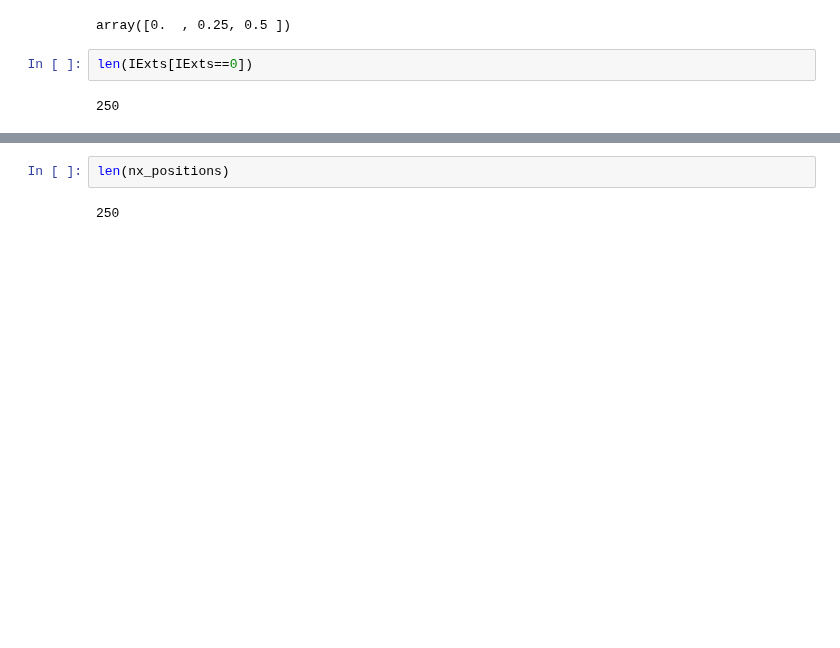
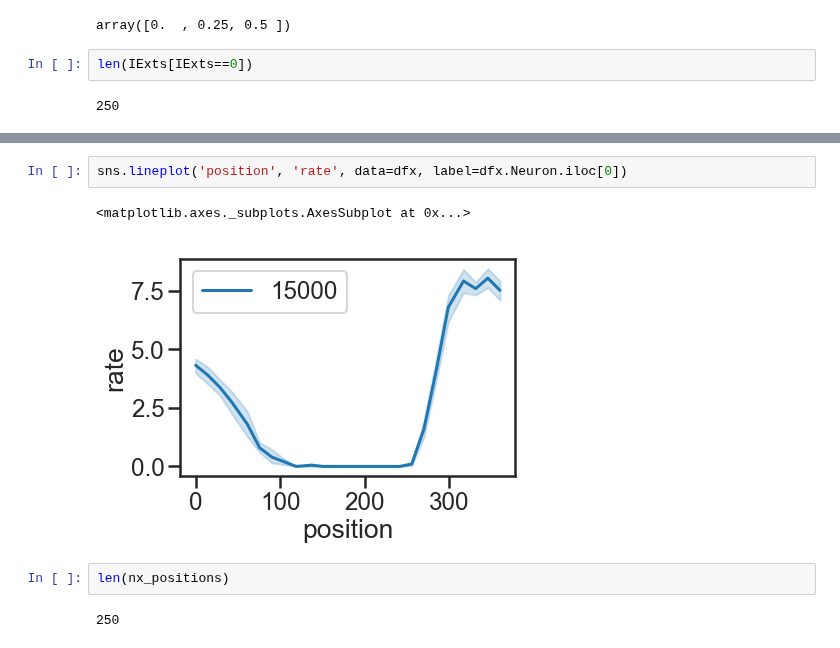
Before and after one commit to davidbestue/distractor_neurons, a Jupyter notebook: Christos_first_second/brian_simulations/ROC_simulations.ipynb, the cells around one changed output, grey strips where cells are left out. Drawn from its saved outputs; the diff is of its cells as text; blank space fills up the shorter version.

```diff
--- a/Christos_first_second/brian_simulations/ROC_simulations.ipynb
+++ b/Christos_first_second/brian_simulations/ROC_simulations.ipynb
@@ -82,3 +95,8 @@ len(nx_rates)
+# %%
+sns.lineplot('position', 'rate', data=dfx, label=dfx.Neuron.iloc[0])
+# %% [output]
+<matplotlib.axes._subplots.AxesSubplot at 0x...>
+[figure, added]
 # %%
 len(nx_positions)
 # %% [output]
```
Also changed, not shown: parts of 4 cells of this notebook.
